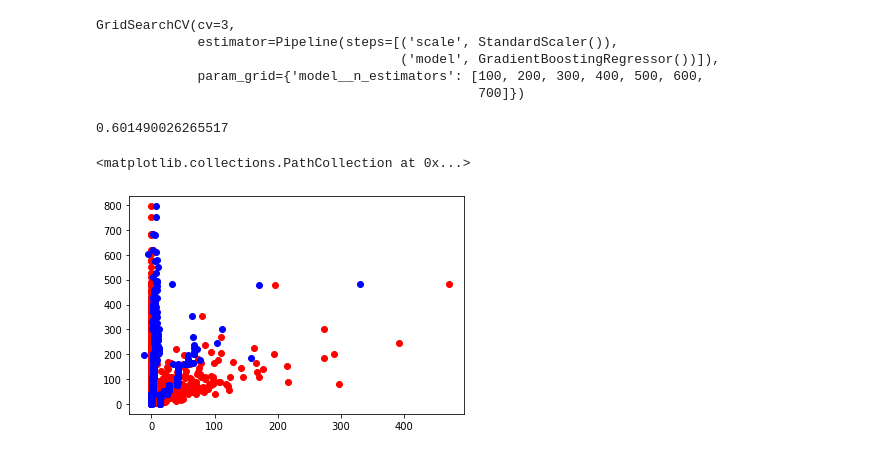
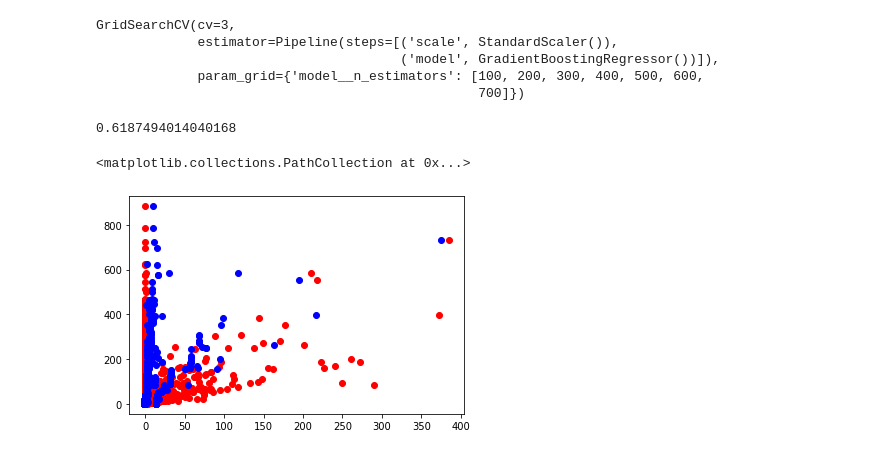
Before and after one commit to asettle/machine-learning-predictive-models, a Jupyter notebook: src/prediction.ipynb, the cells around one changed output. Cells and saved outputs as stored; diff of their text form; code cells hidden in the pictures.

```diff
--- a/src/prediction.ipynb
+++ b/src/prediction.ipynb
@@ -49,3 +61,9 @@ data.head()
+# %%
+data.rename(columns={
+    "Length (m)": 'Length',
+    "Lts": "Road Traffic Stress",
+    "BoroughName_ExactCut": "Borough Name"
+}, inplace=True)
 # %%
 data.describe(include='all')
 # %% [output]
@@ -215,6 +260,6 @@ pl.show()
 [figure]
 # %%
 #Convert Categorical variables to dummy variables
-data = pd.get_dummies(data, columns=['Pollutant', 'BoroughName_ExactCut'], drop_first=True)
+data = pd.get_dummies(data, columns=['Pollutant', 'Borough Name'], drop_first=True)
 data.head()
 # %% [output]
@@ -265,7 +311,10 @@ from sklearn.model_selection import train_test_split
 from sklearn.model_selection import GridSearchCV
 # %%
 ## Change the test size only when running (takes signicant time)
-X_train, X_test, y_train, y_test = train_test_split(X,y, test_size = 0.99)
+X_train, X_test, y_train, y_test = train_test_split(X,y, test_size = 0.7)
+
+# train 0.3
+# test 0.3
 # %% [markdown]
 ### SVM Algorithm
 # %%
@@ -323,15 +367,15 @@ GridSearchCV(cv=3,
              param_grid={'model__n_estimators': [100, 200, 300, 400, 500, 600,
                                                  700]})
 # %%
-model_gbr.score(X_train, y_train)
+model_gbr.score(X_train,y_train)
 # %% [output]
-0.601490026265517
+0.6187494014040168
 # %%
 ### Check Gradient Boosting Regression Score
 
 
-pl.scatter(y_train, X_train["Length (m)"], color="red")
-pl.scatter(model_gbr.predict(X_train), X_train["Length (m)"], color="blue")
+pl.scatter(y_train, X_train["Length"], color="red")
+pl.scatter(model_gbr.predict(X_train), X_train["Length"], color="blue")
 # %% [output]
 <matplotlib.collections.PathCollection at 0x...>
-[figure, old version]
+[figure, new version]
```
Also changed, not shown: parts of 18 cells of this notebook.
